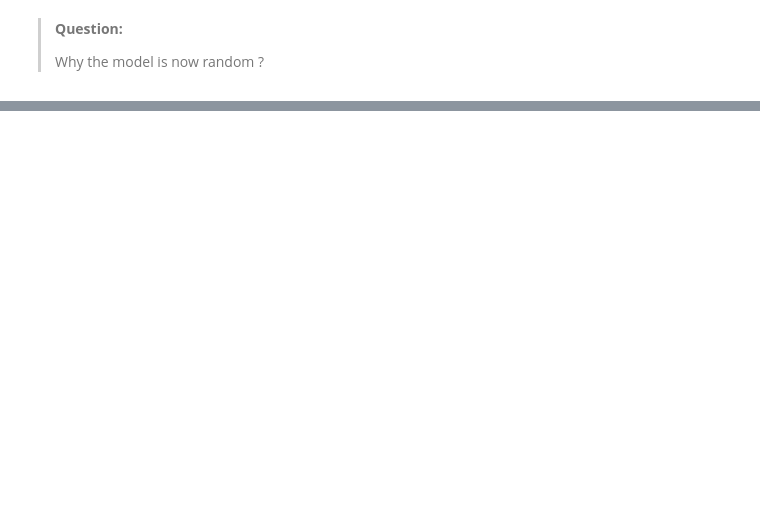
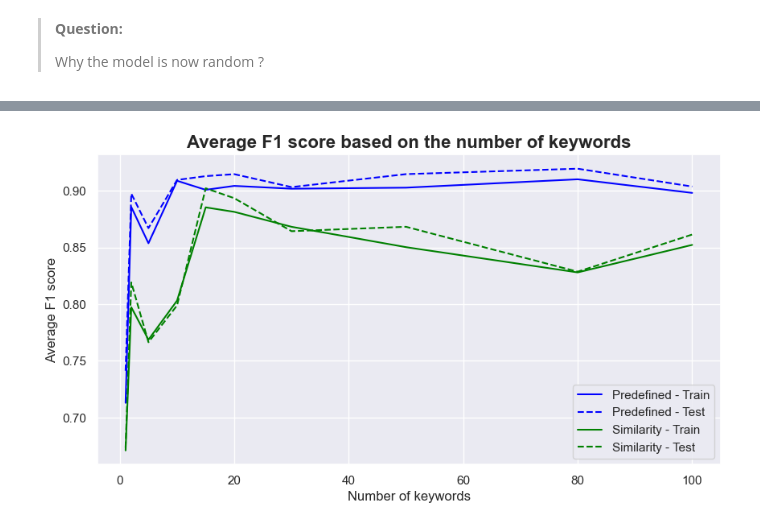
Before and after one commit to yoest/Topic-Modeling-Analysis, a Jupyter notebook: models/topic_clustering/lbl2vec.ipynb, the cells around one changed output, grey strips where cells are left out. Cells and saved outputs as stored; diff of their text form; code cells hidden in the pictures; blank space fills up the shorter version.

```diff
--- a/models/topic_clustering/lbl2vec.ipynb
+++ b/models/topic_clustering/lbl2vec.ipynb
@@ -326,0 +309,25 @@ Iteration 20/20 - F1 score on train set: 0.7320224719101124 - F1 score on test s
+# %%
+def test_impact_number_keywords(n_list_keywords: list):
+    f1_scores = []
+    keywords_predefined = get_predefined_keywords(bbc_news_df[bbc_news_df['dataset_type'] == 'train'], max(n_list_keywords))
+
+    for n_keywords in n_list_keywords:
+        similarity_most_similar_keywords = get_k_most_similar_keyword(n_keywords)
+        predefined_most_similar_keywords = {class_name: keywords[:n_keywords] for class_name, keywords in keywords_predefined.items()}
+
+        similarity_score_df = train_and_eval(similarity_most_similar_keywords, n_iterations=5)
+        predefined_score_df = train_and_eval(predefined_most_similar_keywords, n_iterations=5)
+
+        similarity_avg_f1_train = similarity_score_df['train'].mean()
+        similarity_avg_f1_test = similarity_score_df['test'].mean()
+
+        predefined_avg_f1_train = predefined_score_df['train'].mean()
+        predefined_avg_f1_test = predefined_score_df['test'].mean()
+
+        f1_scores.append((n_keywords, similarity_avg_f1_train, similarity_avg_f1_test, predefined_avg_f1_train, predefined_avg_f1_test))
+
+    f1_scores_df = pd.DataFrame(f1_scores, columns=['n_keywords', 'similarity_avg_f1_train', 'similarity_avg_f1_test', 'predefined_avg_f1_train', 'predefined_avg_f1_test'])
+    return f1_scores_df
+# %%
+f1_scores_df = test_impact_number_keywords([1, 2, 5, 10, 15, 20, 30, 50, 80, 100])
+f1_scores_df
@@ -326,0 +363,18 @@ Iteration 20/20 - F1 score on train set: 0.7320224719101124 - F1 score on test s
+# %%
+def plot_f1_scores_based_number_keywords(f1_scores_df):
+    fig, ax = plt.subplots(figsize=(10, 5))
+
+    sns.lineplot(data=f1_scores_df, x='n_keywords', y='predefined_avg_f1_train', label='Predefined - Train', ax=ax, color='blue')
+    sns.lineplot(data=f1_scores_df, x='n_keywords', y='predefined_avg_f1_test', label='Predefined - Test', ax=ax, color='blue', linestyle='--')
+
+    sns.lineplot(data=f1_scores_df, x='n_keywords', y='similarity_avg_f1_train', label='Similarity - Train', ax=ax, color='green')
+    sns.lineplot(data=f1_scores_df, x='n_keywords', y='similarity_avg_f1_test', label='Similarity - Test', ax=ax, color='green', linestyle='--')
+
+    ax.set_xlabel('Number of keywords')
+    ax.set_ylabel('Average F1 score')
+    ax.set_title('Average F1 score based on the number of keywords', fontweight='bold', fontsize=16)
+    ax.legend()
+# %%
+plot_f1_scores_based_number_keywords(f1_scores_df)
+# %% [output]
+[figure, added]
```
Also changed, not shown: parts of 20 cells of this notebook.
